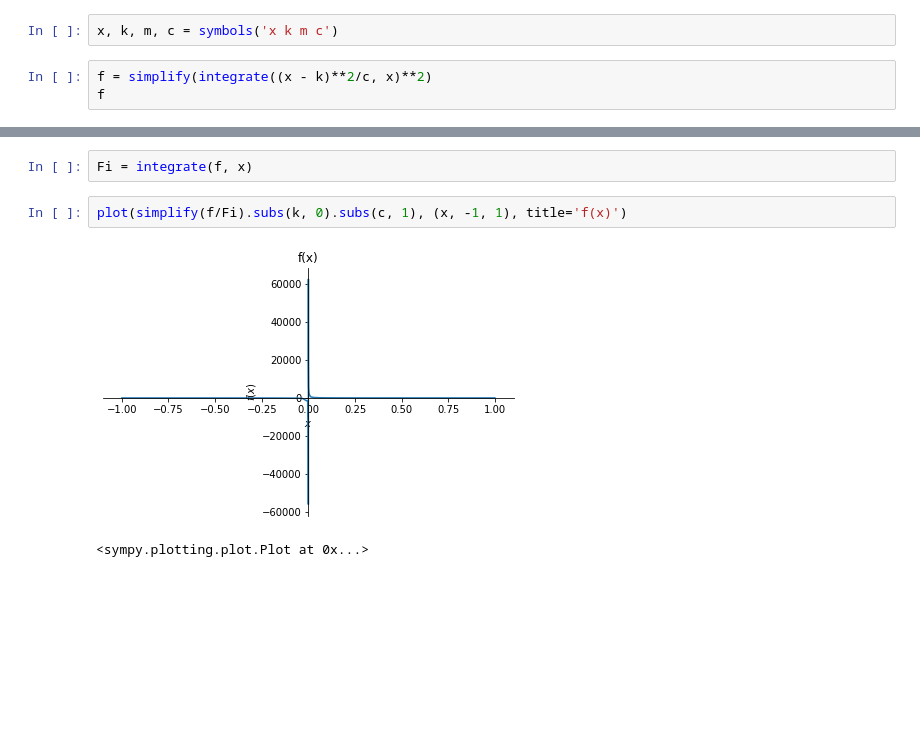
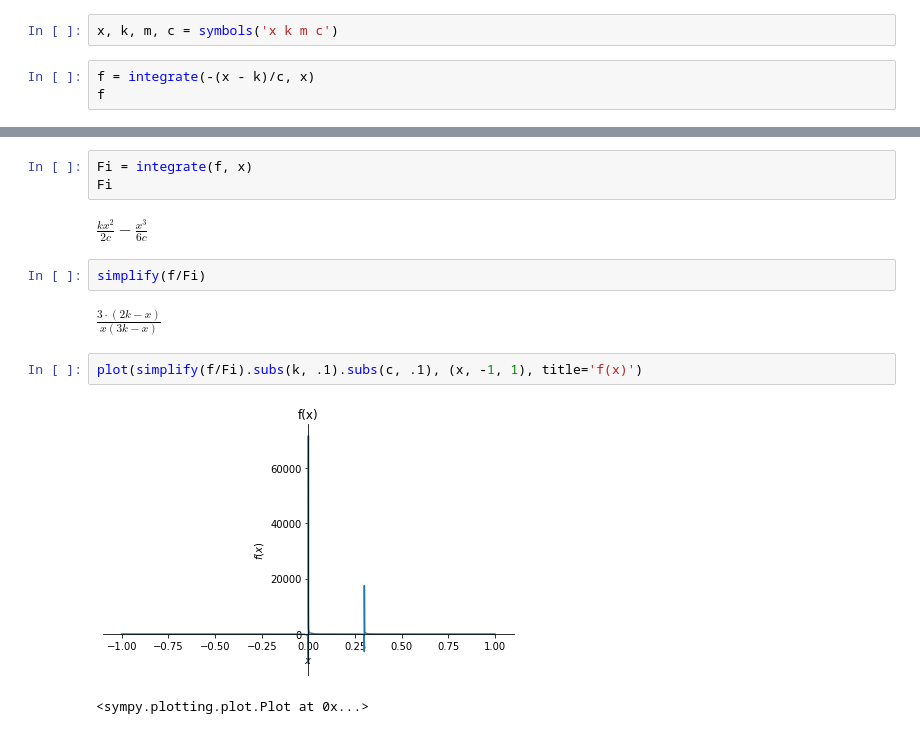
Before and after one commit to vbprojects/miniprojects, a Jupyter notebook: InterestingDistributions/euclideandist.ipynb, the cells around one changed output, grey strips where cells are left out. Drawn from its saved outputs; the diff is of its cells as text; blank space fills up the shorter version.

```diff
--- a/InterestingDistributions/euclideandist.ipynb
+++ b/InterestingDistributions/euclideandist.ipynb
@@ -3,6 +3,6 @@ from sympy import *
 # %%
 x, k, m, c = symbols('x k m c')
 # %%
-f = simplify(integrate((x - k)**2/c, x)**2)
+f = integrate(-(x - k)/c, x)
 f
 # %% [output]
@@ -10,7 +15,14 @@ $\displaystyle \frac{x^{2} \left(3 k^{2} - 3 k x + x^{2}\right)^{2}}{9 c^{2}}$
 # %%
 Fi = integrate(f, x)
+Fi
+# %% [output]
+$\displaystyle \frac{k x^{2}}{2 c} - \frac{x^{3}}{6 c}$
+# %%
+simplify(f/Fi)
+# %% [output]
+$\displaystyle \frac{3 \cdot \left(2 k - x\right)}{x \left(3 k - x\right)}$
 # %%
-plot(simplify(f/Fi).subs(k, 0).subs(c, 1), (x, -1, 1), title='f(x)')
+plot(simplify(f/Fi).subs(k, .1).subs(c, .1), (x, -1, 1), title='f(x)')
 # %% [output]
-[figure, old version]
+[figure, new version]
 <sympy.plotting.plot.Plot at 0x...>
```
Also changed, not shown: parts of 4 cells of this notebook, 1 other file.
